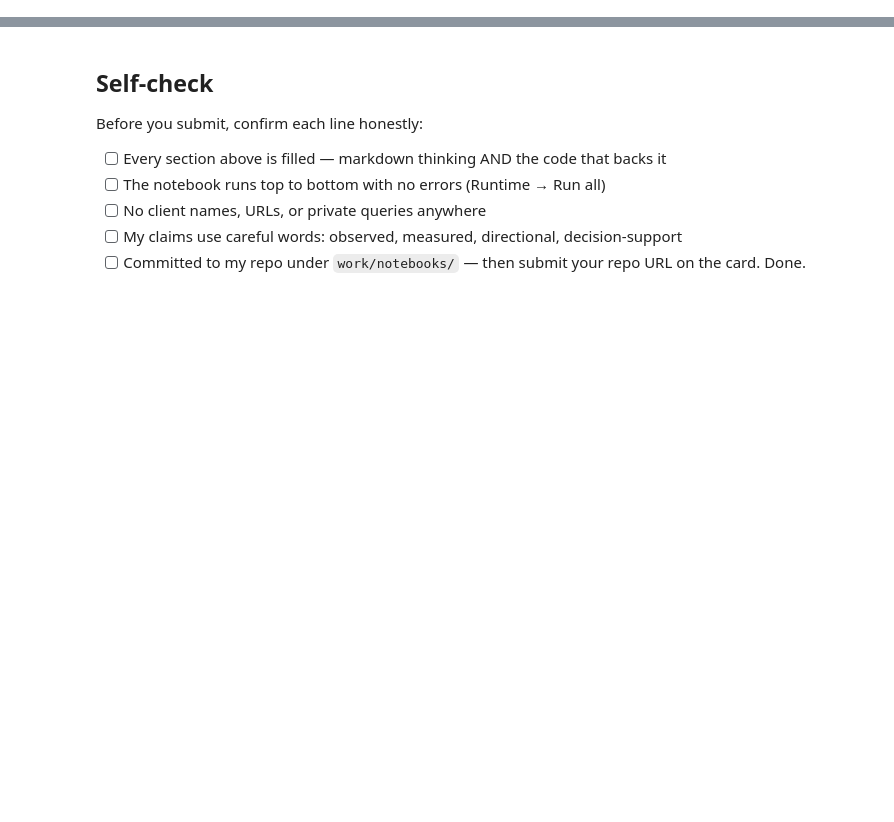
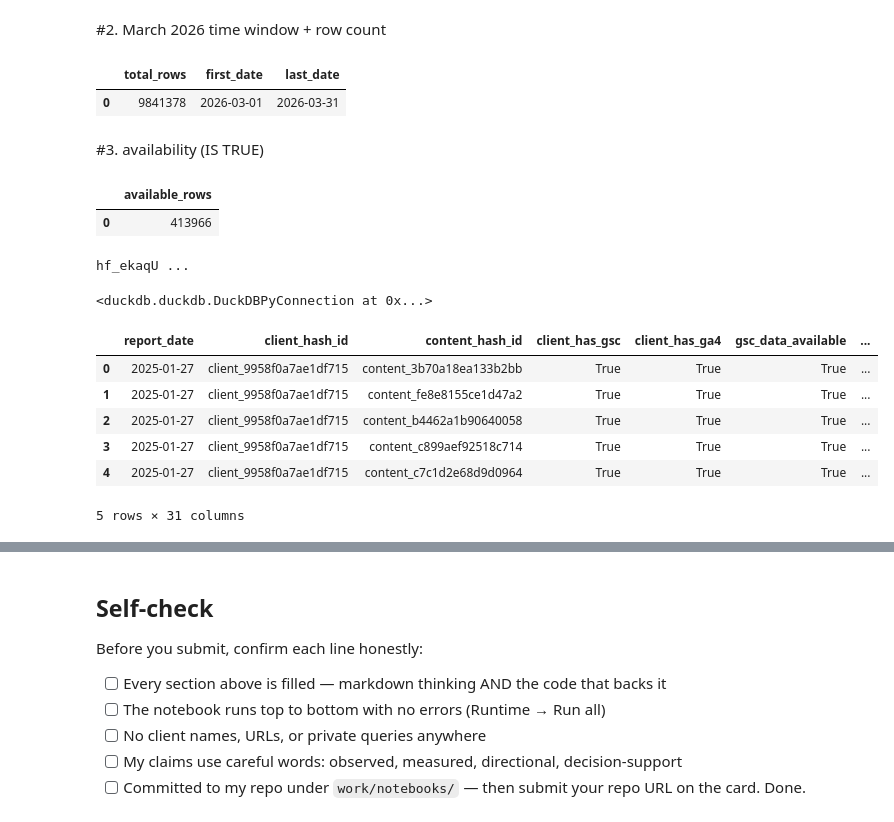
Before and after one commit to yashikasgh/flyrank-ml-internship, a Jupyter notebook: work/notebooks/w03_data_contract.ipynb, the cells around one changed output, grey strips where cells are left out. Drawn from its saved outputs; the diff is of its cells as text; code cells hidden in the pictures; blank space fills up the shorter version.

```diff
--- a/work/notebooks/w03_data_contract.ipynb
+++ b/work/notebooks/w03_data_contract.ipynb
@@ -22,0 +39,31 @@ This skeleton is yours to fill. Work the sections **in order** — each one has
+# %% [markdown]
+#2. March 2026 time window + row count
+# %%
+con.sql(f"""
+SELECT
+    COUNT(*) AS total_rows,
+    MIN(report_date) AS first_date,
+    MAX(report_date) AS last_date
+FROM read_parquet(
+    '{rel}/fact_content_daily_performance/**/*.parquet'
+)
+WHERE month = '2026-03';
+""").df()
+# %% [output]
+|  | total_rows | first_date | last_date |
+| 0 | 9841378 | 2026-03-01 | 2026-03-31 |
+# %% [markdown]
+#3. availability (IS TRUE)
+# %%
+con.sql(f"""
+SELECT
+    COUNT(*) AS available_rows
+FROM read_parquet(
+    '{rel}/fact_content_daily_performance/**/*.parquet'
+)
+WHERE month = '2026-03'
+AND ga4_data_available IS TRUE;
+""").df()
+# %% [output]
+|  | available_rows |
+| 0 | 413966 |
@@ -22,0 +72,8 @@ This skeleton is yours to fill. Work the sections **in order** — each one has
+# %%
+from google.colab import userdata
+
+HF_TOKEN = userdata.get("HF_TOKEN")
+
+print(HF_TOKEN[:8], "...")
+# %% [output]
+hf_ekaqU ...
@@ -22,0 +88,9 @@ This skeleton is yours to fill. Work the sections **in order** — each one has
+# %%
+con.execute(f"""
+CREATE SECRET (
+    TYPE huggingface,
+    TOKEN '{HF_TOKEN}'
+)
+""")
+# %% [output]
+<duckdb.duckdb.DuckDBPyConnection at 0x...>
@@ -22,0 +99,14 @@ This skeleton is yours to fill. Work the sections **in order** — each one has
+# %%
+con.sql(f"""
+SELECT *
+FROM read_parquet('{rel}/fact_content_daily_performance/**/*.parquet')
+LIMIT 5;
+""").df()
+# %% [output]
+|  | report_date | client_hash_id | content_hash_id | client_has_gsc | client_has_ga4 | gsc_data_available | ... |
+| 0 | 2025-01-27 | client_9958f0a7ae1df715 | content_3b70a18ea133b2bb | True | True | True | ... |
+| 1 | 2025-01-27 | client_9958f0a7ae1df715 | content_fe8e8155ce1d47a2 | True | True | True | ... |
+| 2 | 2025-01-27 | client_9958f0a7ae1df715 | content_b4462a1b90640058 | True | True | True | ... |
+| 3 | 2025-01-27 | client_9958f0a7ae1df715 | content_c899aef92518c714 | True | True | True | ... |
+| 4 | 2025-01-27 | client_9958f0a7ae1df715 | content_c7c1d2e68d9d0964 | True | True | True | ... |
+5 rows × 31 columns
```
Also changed, not shown: parts of 28 cells of this notebook.
